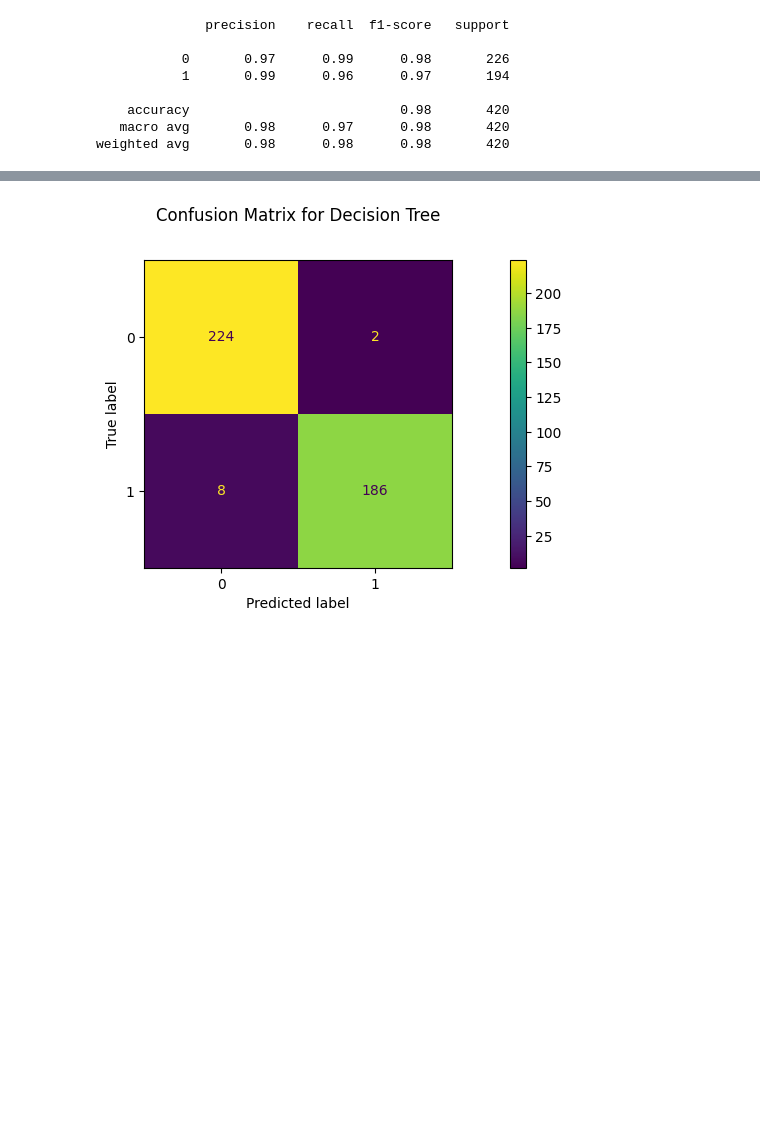
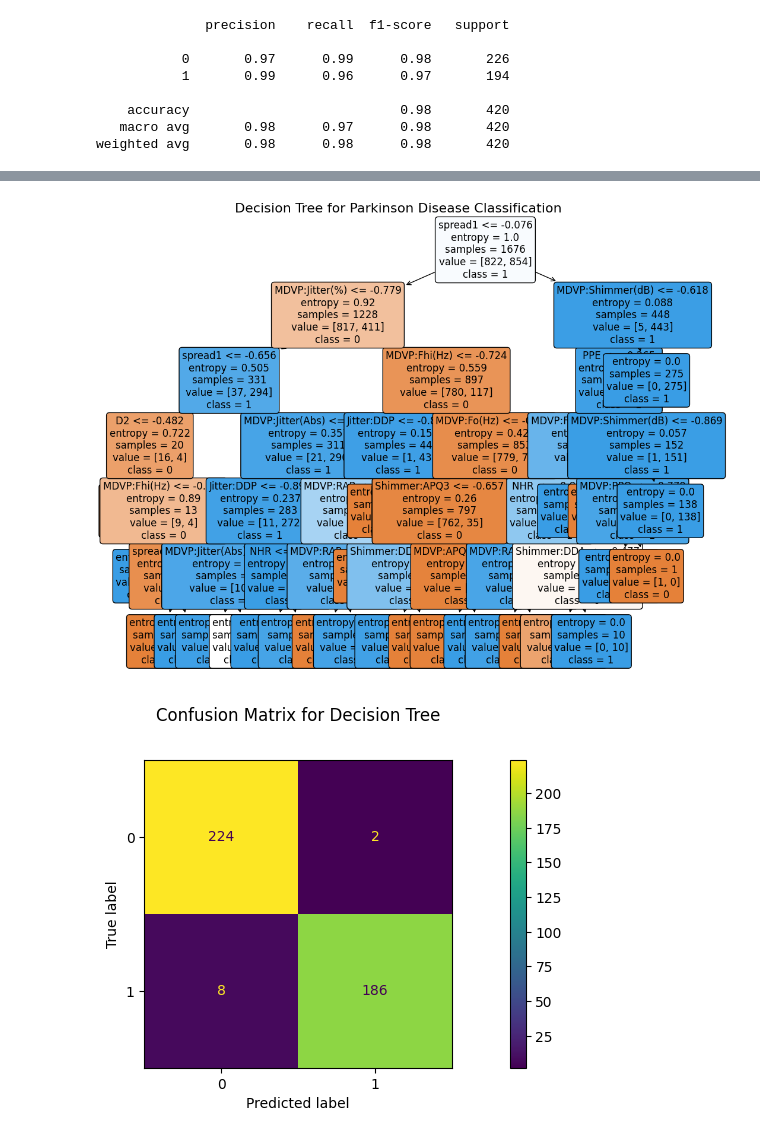
Before and after one commit to Bishwaprotapi/Parkinson-s-DiseaseML, a Jupyter notebook: parkinson disease.ipynb, the cells around one changed output, grey strips where cells are left out. Saved outputs shown, nothing was run; the diff lists cells and outputs as text; code cells hidden in the pictures; blank space fills up the shorter version.

```diff
--- a/parkinson disease.ipynb
+++ b/parkinson disease.ipynb
@@ -438,3 +440,22 @@ plt.show()
+# %%
+from sklearn.tree import plot_tree
+import matplotlib.pyplot as plt
+
+# Assuming feature_cols is a list of feature names defined elsewhere in the notebook
+# If feature_cols is not defined, please define it before running this code
+
+# Define feature_cols if it's not already defined
+if 'feature_cols' not in locals():
+    feature_cols = ['MDVP:Fo(Hz)', 'MDVP:Fhi(Hz)', 'MDVP:Flo(Hz)', 'MDVP:Jitter(%)', 'MDVP:Jitter(Abs)', 'MDVP:RAP', 'MDVP:PPQ', 'Jitter:DDP', 'MDVP:Shimmer', 'MDVP:Shimmer(dB)', 'Shimmer:APQ3', 'Shimmer:APQ5', 'MDVP:APQ', 'Shimmer:DDA', 'NHR', 'HNR', 'RPDE', 'DFA', 'spread1', 'spread2', 'D2', 'PPE']
+
+# Plotting the decision tree with a different design
+plt.figure(figsize=(12, 10))
+plot_tree(dt1, filled=True, rounded=True, feature_names=feature_cols, class_names=['0', '1'], fontsize=12)
+plt.title('Decision Tree for Parkinson Disease Classification', fontsize=16)
+plt.savefig('parkinson_tree_design2.png')
+plt.show()
+# %% [output]
+[figure, added]
 # %%
 from sklearn.metrics import confusion_matrix, ConfusionMatrixDisplay
 
```
Also changed, not shown: parts of 4 cells of this notebook.
